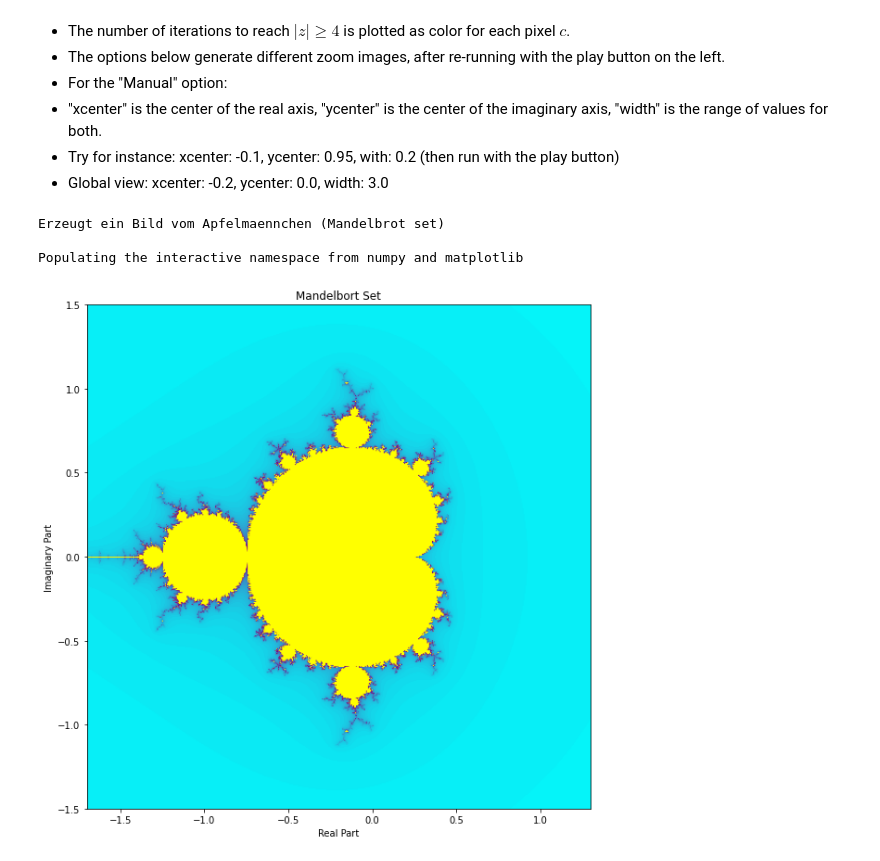
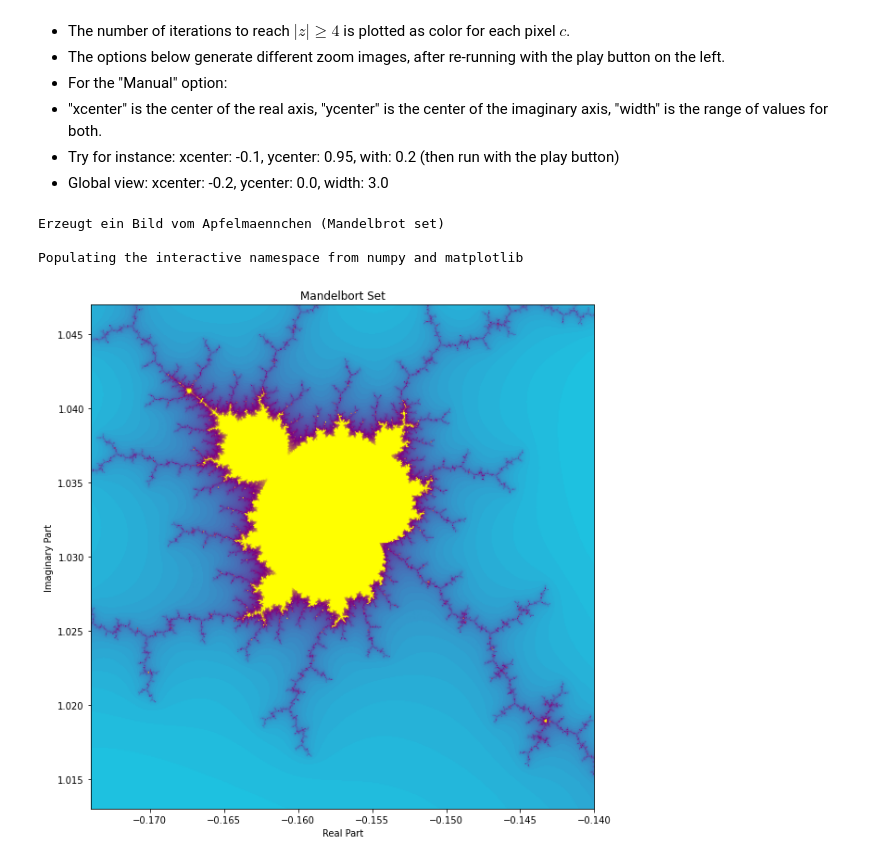
Before and after one commit to TUIlmenauAMS/MandelbrotSet, a Jupyter notebook: apfelmaennchen.ipynb, the cells around one changed output. Cells and saved outputs as stored; diff of their text form; code cells hidden in the pictures.

```diff
--- a/apfelmaennchen.ipynb
+++ b/apfelmaennchen.ipynb
@@ -37,13 +37,15 @@ Ny=512;
 #width=3 #width of image
 #width= 0.2
 
-option = "Manual" #@param ["Global", "Zoom1", "Zoom2", "Manual"]
+option = "Zoom3" #@param ["Global", "Zoom1", "Zoom2", "Zoom3", "Manual"]
 if option == "Global":
    xcenter=-0.2; ycenter=0.0; width=3.0;
 elif option == "Zoom1":
    xcenter=-0.1; ycenter=0.95; width=0.2;
 elif option == "Zoom2":
    xcenter=-0.75; ycenter=0.15; width=0.2;
+elif option == "Zoom3":
+   xcenter=-0.157; ycenter=1.03; width=0.034;
 elif  option == "Manual":
    xcenter = -0.2  #@param {type:"number"}
    ycenter = 0.0 #@param {type:"number"}
@@ -80,31 +82,31 @@ for x in range(Nx):
        limit=100
        while (it< limit) and abs(z)<4:
           it=it+1
           z=z*z+c
 
        normiter=it/limit;
        #print("ma=", ma)
        image[y,x,0]=normiter;
        image[y,x,1]=np.abs(1-2*normiter)
        image[y,x,2]=np.abs(1-normiter)
        #Pygame:
        #screen.set_at((x,y),255*image[y,x,:])
 
     #pygame.display.flip()
 
 #Matplotlib:
 #%matplotlib inline
 %pylab inline
 pylab.rcParams['figure.figsize'] = (10, 10)
 
 #fig, ax = plt.subplots(1,1)
 plt.imshow(image, aspect='equal', extent=[xmin,xmax,ymin,ymax])
 plt.xlabel('Real Part')
 plt.ylabel('Imaginary Part')
 plt.title('Mandelbort Set')
 plt.show()
 # %% [output]
 Erzeugt ein Bild vom Apfelmaennchen (Mandelbrot set)
 
 Populating the interactive namespace from numpy and matplotlib
-[figure, old version]
+[figure, new version]
```
